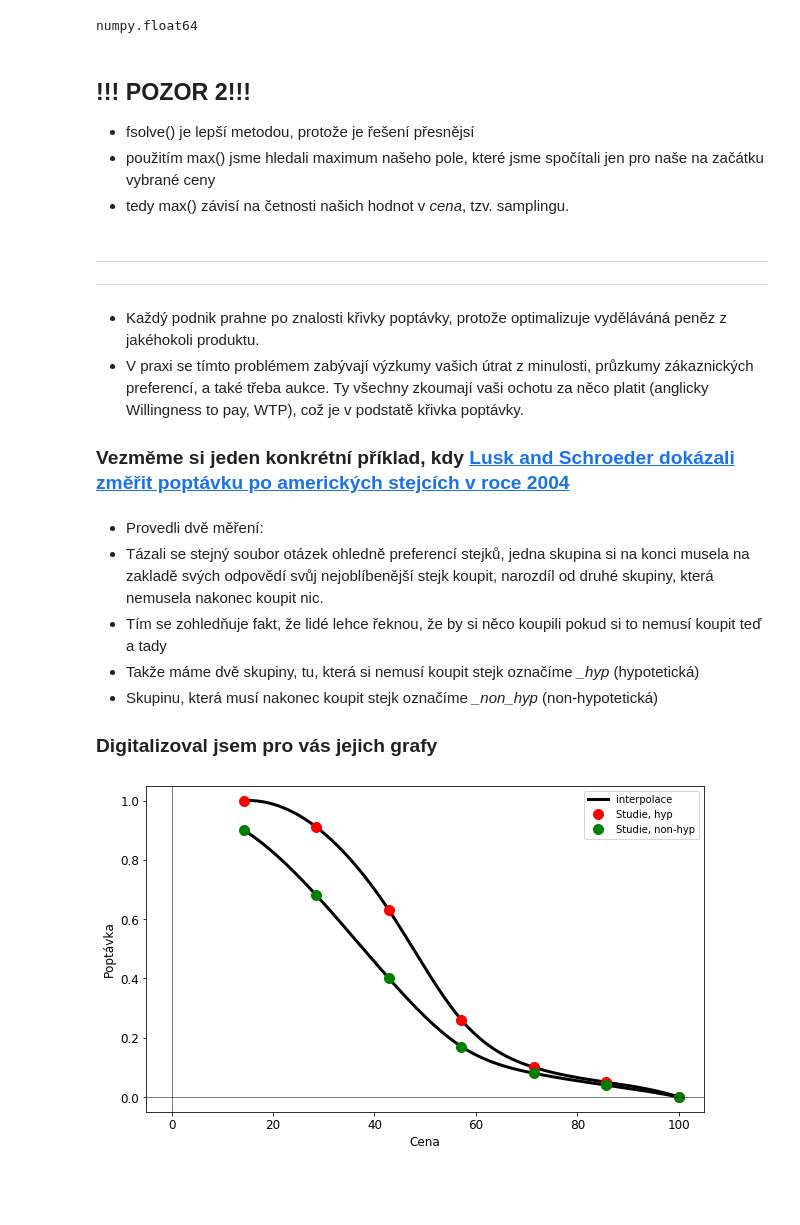
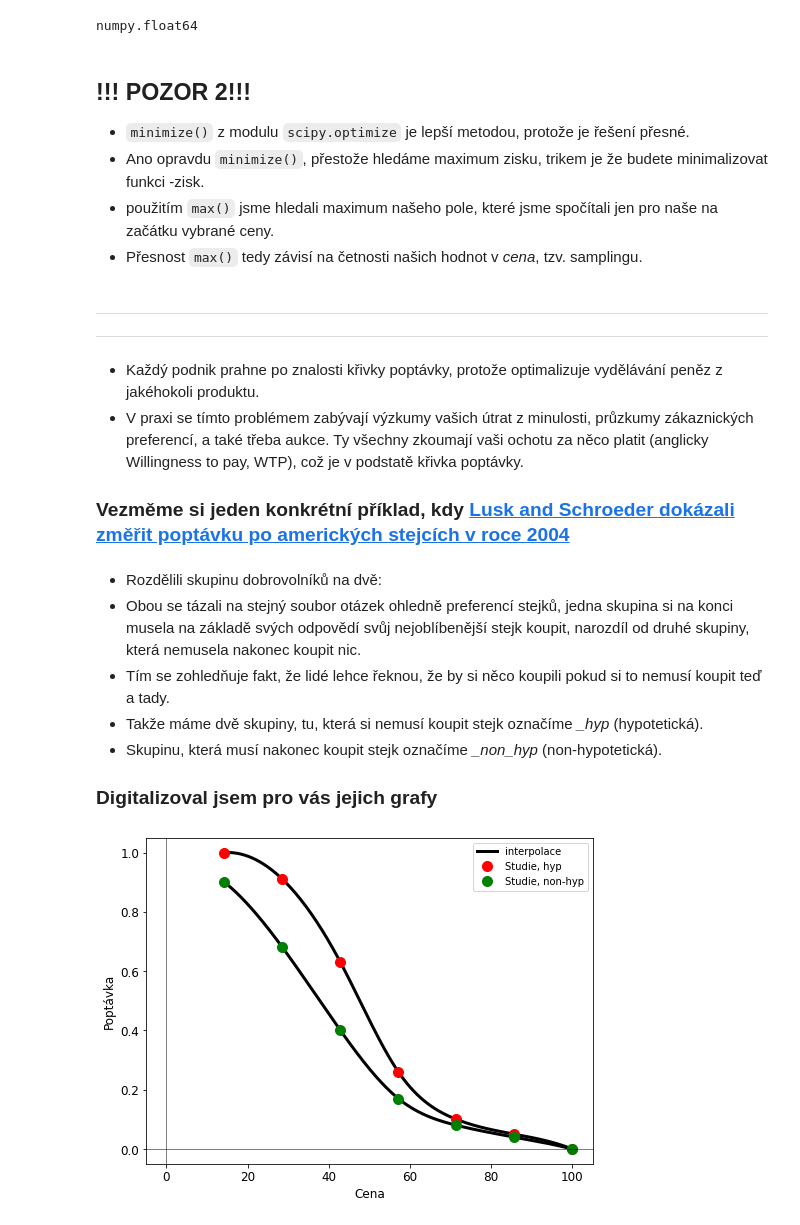
Before and after one commit to palec87/pymarad, a Jupyter notebook: cz/01_kvadraticka/kvadraticka_poptavka_reseni.ipynb, the cells around one changed output. Cells and saved outputs as stored; diff of their text form; code cells hidden in the pictures; blank space fills up the shorter version.

```diff
--- a/cz/01_kvadraticka/kvadraticka_poptavka_reseni.ipynb
+++ b/cz/01_kvadraticka/kvadraticka_poptavka_reseni.ipynb
@@ -37,7 +40,7 @@ import matplotlib.pyplot as plt
 
 # pokročilý trik, který umožňuje měnit parametry vašich grafů pro celý sešit
 import matplotlib as mpl
-mpl.rcParams['figure.figsize'] = [10,6] # velikost grafu
+mpl.rcParams['figure.figsize'] = [8,6] # velikost grafu
 mpl.rcParams['lines.linewidth'] = 3  # tloušťka čáry
 mpl.rcParams['lines.markersize'] = 10  # velikokost bodů v grafu
 mpl.rcParams['xtick.labelsize'] = 12  # velikost fontu popisků osových bodů x
@@ -167,28 +174,29 @@ numpy.float64
 # %% [markdown]
 !!! POZOR 2!!!
 ---
-* fsolve() je lepší metodou, protože je řešení přesnějsí
-* použitím max() jsme hledali maximum našeho pole, které jsme spočítali jen pro naše na začátku vybrané ceny
-* tedy max() závisí na četnosti našich hodnot v *cena*, tzv. samplingu.
+* `minimize()` z modulu `scipy.optimize` je lepší metodou, protože je řešení přesné.
+* Ano opravdu `minimize()`, přestože hledáme maximum zisku, trikem je že budete minimalizovat funkci -zisk.
+* použitím `max()` jsme hledali maximum našeho pole, které jsme spočítali jen pro naše na začátku vybrané ceny.
+* Přesnost `max()` tedy závisí na četnosti našich hodnot v *cena*, tzv. samplingu.
 # %% [markdown]
 ---
 ---
-* Každý podnik prahne po znalosti křivky poptávky, protože optimalizuje vyděláváná peněz z jakéhokoli produktu.
+* Každý podnik prahne po znalosti křivky poptávky, protože optimalizuje vydělávání peněz z jakéhokoli produktu.
 * V praxi se tímto problémem zabývají výzkumy vašich útrat z minulosti, průzkumy zákaznických preferencí, a také třeba aukce. Ty všechny zkoumají vaši ochotu za něco platit (anglicky Willingness to pay, WTP), což je v podstatě křivka poptávky.
 
 ### Vezměme si jeden konkrétní příklad, kdy [Lusk and Schroeder dokázali změřit poptávku po amerických stejcích v roce 2004](https://onlinelibrary.wiley.com/doi/full/10.1111/j.0092-5853.2004.00592.x)
 # %% [markdown]
-* Provedli dvě měření:
-* Tázali se stejný soubor otázek ohledně preferencí stejků, jedna skupina si na konci musela na zakladě svých odpovědí svůj nejoblíbenější stejk koupit, narozdíl od druhé skupiny, která nemusela nakonec koupit nic.
-* Tím se zohledňuje fakt, že lidé lehce řeknou, že by si něco koupili pokud si to nemusí koupit teď a tady
-* Takže máme dvě skupiny, tu, která si nemusí koupit stejk označíme *_hyp* (hypotetická)
-* Skupinu, která musí nakonec koupit stejk označíme *_non_hyp* (non-hypotetická)
+* Rozdělili skupinu dobrovolníků na dvě:
+* Obou se tázali na stejný soubor otázek ohledně preferencí stejků, jedna skupina si na konci musela na základě svých odpovědí svůj nejoblíbenější stejk koupit, narozdíl od druhé skupiny, která nemusela nakonec koupit nic.
+* Tím se zohledňuje fakt, že lidé lehce řeknou, že by si něco koupili pokud si to nemusí koupit teď a tady.
+* Takže máme dvě skupiny, tu, která si nemusí koupit stejk označíme *_hyp* (hypotetická).
+* Skupinu, která musí nakonec koupit stejk označíme *_non_hyp* (non-hypotetická).
 
 
 ### Digitalizoval jsem pro vás jejich grafy
 # %%
-# publikace má jen pár bodů
-data_x = np.array([1/7*100, 2/7*100, 3/7*100, 4/7*100, 5/7*100, 6/7*100, 100])
+# publikace má jen několik málo bodů
+x = np.array([1/7, 2/7, 3/7, 4/7, 5/7, 6/7, 1])*100
 
 # osa y
 data_hyp = np.array([1, 0.91, 0.63, 0.26, 0.1, 0.05, 0])
@@ -201,29 +209,29 @@ from scipy import interpolate
 
 # Ve zkratce, hledáme hodnoty funkce mezi body, které jsme opravdu změřili
 # Body, ve kteých chci znát hodnoty funkce jsou:
-cena_new = np.linspace(1/7*100, 100, 201)
+cena_nova = np.linspace(1/7*100, 100, 201)
 
 # interpolace pro obě skupiny
-f_hyp = interpolate.interp1d(data_x, data_hyp, kind='cubic')
-f_non_hyp = interpolate.interp1d(data_x, data_non_hyp, kind='cubic')
+f_hyp = interpolate.interp1d(x, data_hyp, kind='cubic')
+f_non_hyp = interpolate.interp1d(x, data_non_hyp, kind='cubic')
 
-# poptávku získáme aplikací f_ na naši novou osu x, cena_new
-popt_hyp = f_hyp(cena_new)
-popt_non_hyp = f_non_hyp(cena_new)
+# poptávku získáme aplikací f_ na naši novou osu x, cena_nova
+popt_hyp = f_hyp(cena_nova)
+popt_non_hyp = f_non_hyp(cena_nova)
 # %%
-# vykreslete graf bodů ze studie (data_x, data_hyp) a
-# a interpolovaná data, (cena_new, popt_new)
-plt.plot(cena_new, popt_hyp, 'k', label='interpolace')
-plt.plot(cena_new, popt_non_hyp, 'k', label='_nolegend_')
-plt.plot(data_x, data_hyp, 'ro', label='Studie, hyp')
-plt.plot(data_x, data_non_hyp, 'go', label='Studie, non-hyp')
+# vykreslete graf bodů ze studie (data_x, data_hyp), jako body
+# a interpolovaná data, (cena_new, popt_new) jako čáry
+plt.plot(cena_nova, popt_hyp, 'k', label='interpolace')
+plt.plot(cena_nova, popt_non_hyp, 'k')
+plt.plot(x, data_hyp, 'ro', label='Studie, hyp')
+plt.plot(x, data_non_hyp, 'go', label='Studie, non-hyp')
 
-plt.axhline(0, -5, 5, color='k', lw=0.5)
-plt.axvline(0, -5, 5, color='k', lw=0.5)
+plt.axhline(0, color='k', lw=0.5)
+plt.axvline(0, color='k', lw=0.5)
 plt.xlabel('Cena')
 plt.ylabel('Poptávka')
 plt.legend()
 plt.show()
 # %% [output]
-[figure, old version]
+[figure, new version]
 # %% [markdown]
```
Also changed, not shown: parts of 24 cells of this notebook, 11 other files.
